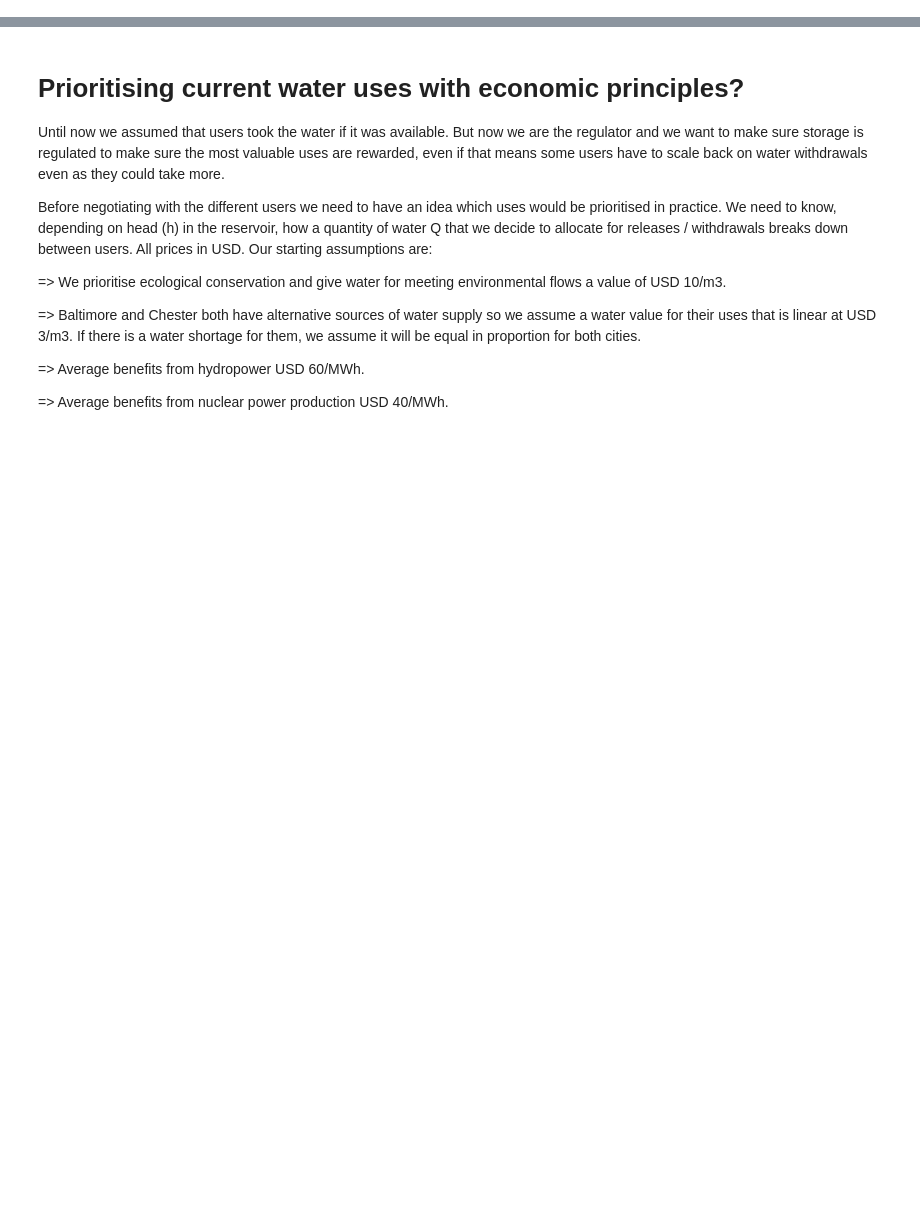
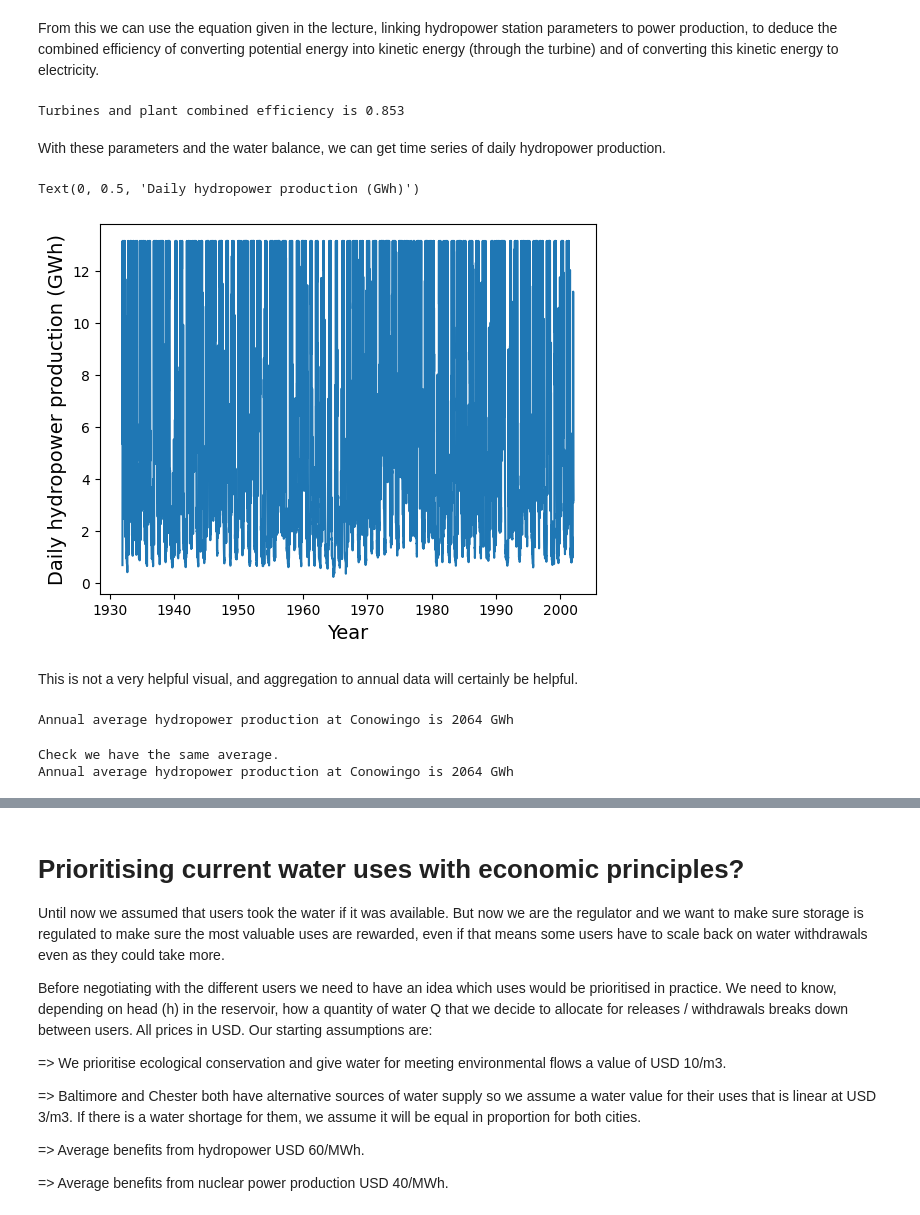
Before and after one commit to charlesrouge/civx782, a Jupyter notebook: tutorials/4-Measuring_performance.ipynb, the cells around one changed output, grey strips where cells are left out. Cells and saved outputs as stored; diff of their text form; code cells hidden in the pictures; blank space fills up the shorter version.

```diff
--- a/tutorials/4-Measuring_performance.ipynb
+++ b/tutorials/4-Measuring_performance.ipynb
@@ -222,0 +42,6 @@ Which objectives do you feel the chosen operating policy favours? Why?
+# %%
+# First, make a copy of the flows to initialise the water balance
+historical_balance = flows_default.copy()  # Keep flows_default as an untouched copy
+
+# Computing the water balance for our standard operating policy (SOP)
+balance_calcs.sop_full(reservoir=conowingo, water_flows=historical_balance)
@@ -222,0 +79,63 @@ Which objectives do you feel the chosen operating policy favours? Why?
+# %%
+# First we download the key data
+key_parameters = pd.read_excel('data/Conowingo_data.xlsx', sheet_name='Reservoir characteristics')
+
+# We define the hydropower station parameters
+installed_capacity = key_parameters.iloc[4, 1]
+nominal_head = key_parameters.iloc[3, 1]
+max_release = key_parameters.iloc[5, 1]
+
+# Variables
+rho = 1000 # Density of water, kg/m3
+g = 9.81 # Acceleration of gravity, m/s2
+# %% [markdown]
+From this we can use the equation given in the lecture, linking hydropower station parameters to power production, to deduce the combined efficiency of converting potential energy into kinetic energy (through the turbine) and of converting this kinetic energy to electricity.
+# %%
+# Deduce efficiency
+efficiency = installed_capacity*1E6 / (rho*g*nominal_head*max_release)
+print("Turbines and plant combined efficiency is " + "{:.3f}".format(efficiency))
+# %% [output]
+Turbines and plant combined efficiency is 0.853
+# %% [markdown]
+With these parameters and the water balance, we can get time series of daily hydropower production.
+# %%
+# Get hydropower production time series
+
+n_steps = len(historical_balance)
+
+# Get release time series (capped by max release)
+release = np.minimum(historical_balance['Outflows (m3/s)'].values, np.ones(n_steps)*max_release)
+
+# Get hydraulic head time series
+hy_head = np.zeros(n_steps)
+for t in range(n_steps):
+  depth = conowingo.get_height(historical_balance.iloc[t, -1])
+  hy_head[t] = nominal_head - conowingo.total_lake_depth + depth
+
+# Deduce daily hydropower production time series (in MWh)
+hydropower_daily = pd.Series(index=historical_balance.index, data=rho*g*efficiency*np.multiply(hy_head, release)*24/1E6, name='Daily hydropower production (MWh)')
+
+plt.plot(hydropower_daily.index, hydropower_daily/1000)
+plt.xlabel('Year', size=14)
+plt.ylabel('Daily hydropower production (GWh)', size=14)
+# %% [output]
+Text(0, 0.5, 'Daily hydropower production (GWh)')
+[figure, added]
+# %% [markdown]
+This is not a very helpful visual, and aggregation to annual data will certainly be helpful.
+# %%
+# Let us get annual hydropower production
+
+# First the headline number: average over 70 years (GWh)
+print('Annual average hydropower production at Conowingo is ' + "{:.0f}".format(hydropower_daily.sum() / 70 / 1000) + ' GWh')
+# %% [output]
+Annual average hydropower production at Conowingo is 2064 GWh
+# %%
+# Now the time series
+hydropower_annual = hydropower_daily.resample('YE').sum()/1000
+hydropower_annual.name = 'Annual hydropower production (GWh)'
+
+print('Check we have the same average. \nAnnual average hydropower production at Conowingo is ' + "{:.0f}".format(hydropower_annual.mean()) + ' GWh')
+# %% [output]
+Check we have the same average.
+Annual average hydropower production at Conowingo is 2064 GWh
```
Also changed, not shown: parts of 39 cells of this notebook, 2 other files.
